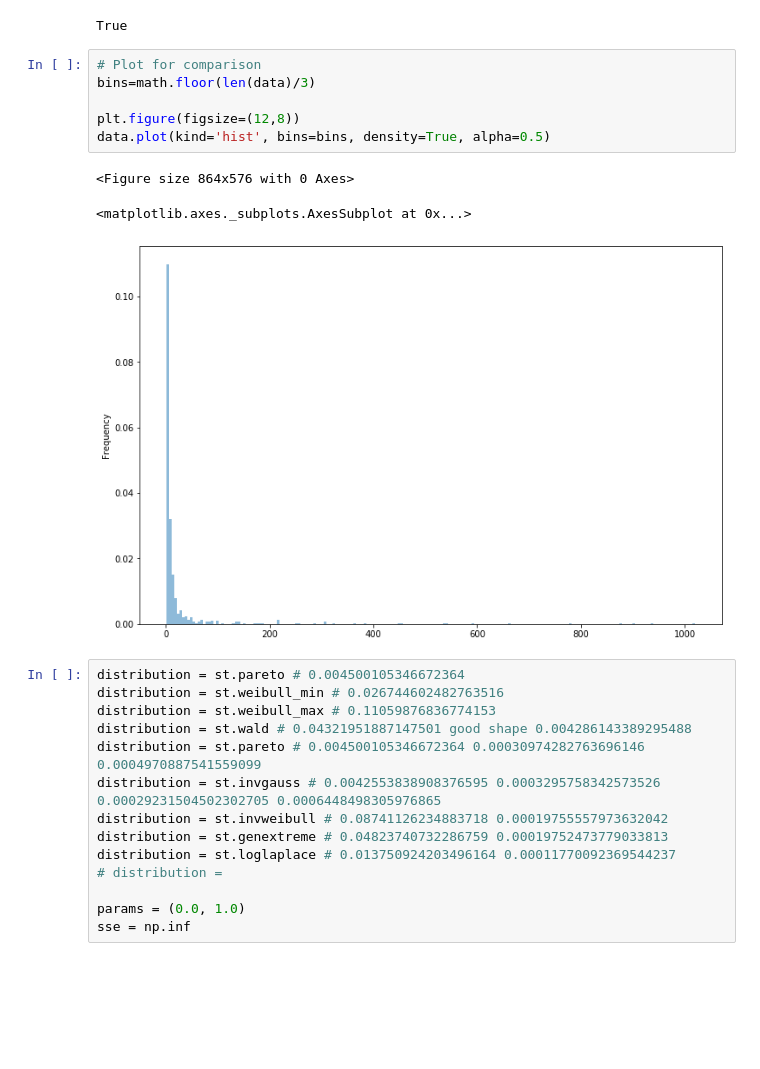
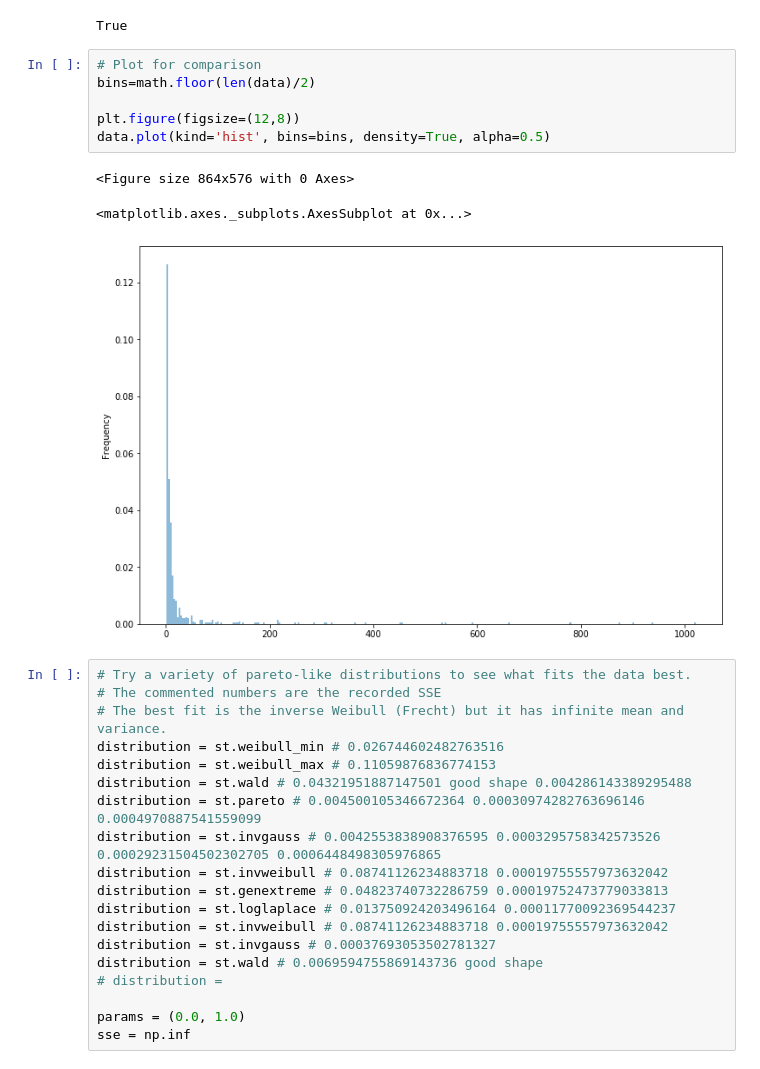
Before and after one commit to eepgwde/pyeg0, a Jupyter notebook: rvlt0/anal1.ipynb, the cells around one changed output. Cells and saved outputs as stored; diff of their text form; blank space fills up the shorter version.

```diff
--- a/rvlt0/anal1.ipynb
+++ b/rvlt0/anal1.ipynb
@@ -82,16 +72,18 @@ Name: x, dtype: int64
 True
 # %%
 # Plot for comparison
-bins=math.floor(len(data)/3)
+bins=math.floor(len(data)/2)
 
 plt.figure(figsize=(12,8))
 data.plot(kind='hist', bins=bins, density=True, alpha=0.5)
 # %% [output]
 <Figure size 864x576 with 0 Axes>
 <matplotlib.axes._subplots.AxesSubplot at 0x...>
-[figure, old version]
+[figure, new version]
 # %%
-distribution = st.pareto # 0.004500105346672364
+# Try a variety of pareto-like distributions to see what fits the data best.
+# The commented numbers are the recorded SSE
+# The best fit is the inverse Weibull (Frecht) but it has infinite mean and variance.
 distribution = st.weibull_min # 0.026744602482763516
 distribution = st.weibull_max # 0.11059876836774153
 distribution = st.wald # 0.04321951887147501 good shape 0.004286143389295488
@@ -100,6 +92,9 @@ distribution = st.invgauss # 0.0042553838908376595 0.0003295758342573526 0.00029
 distribution = st.invweibull # 0.08741126234883718 0.00019755557973632042
 distribution = st.genextreme # 0.04823740732286759 0.00019752473779033813
 distribution = st.loglaplace # 0.013750924203496164 0.00011770092369544237
+distribution = st.invweibull # 0.08741126234883718 0.00019755557973632042
+distribution = st.invgauss # 0.00037693053502781327
+distribution = st.wald # 0.0069594755869143736 good shape
 # distribution =
 
 params = (0.0, 1.0)
```
Also changed, not shown: parts of 12 cells of this notebook, 4 other files.
